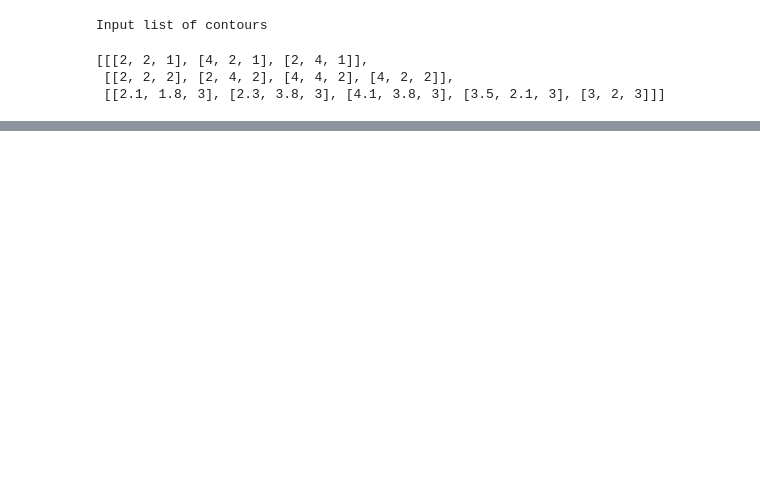
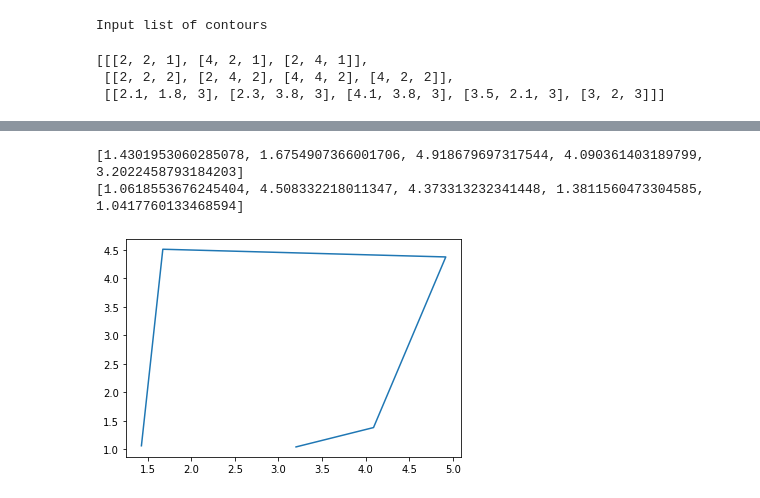
Before and after one commit to mmilch01/pymipl, a Jupyter notebook: Expand3DContour.ipynb, the cells around one changed output, grey strips where cells are left out. Cells and saved outputs as stored; diff of their text form; code cells hidden in the pictures; blank space fills up the shorter version.

```diff
--- a/Expand3DContour.ipynb
+++ b/Expand3DContour.ipynb
@@ -99,0 +138,6 @@ List of output normals
+# %%
+show_contour(c_out[2])
+# %% [output]
+[1.4301953060285078, 1.6754907366001706, 4.918679697317544, 4.090361403189799, 3.2022458793184203]
+[1.0618553676245404, 4.508332218011347, 4.373313232341448, 1.3811560473304585, 1.0417760133468594]
+[figure, added]
```
Also changed, not shown: parts of 8 cells of this notebook.
